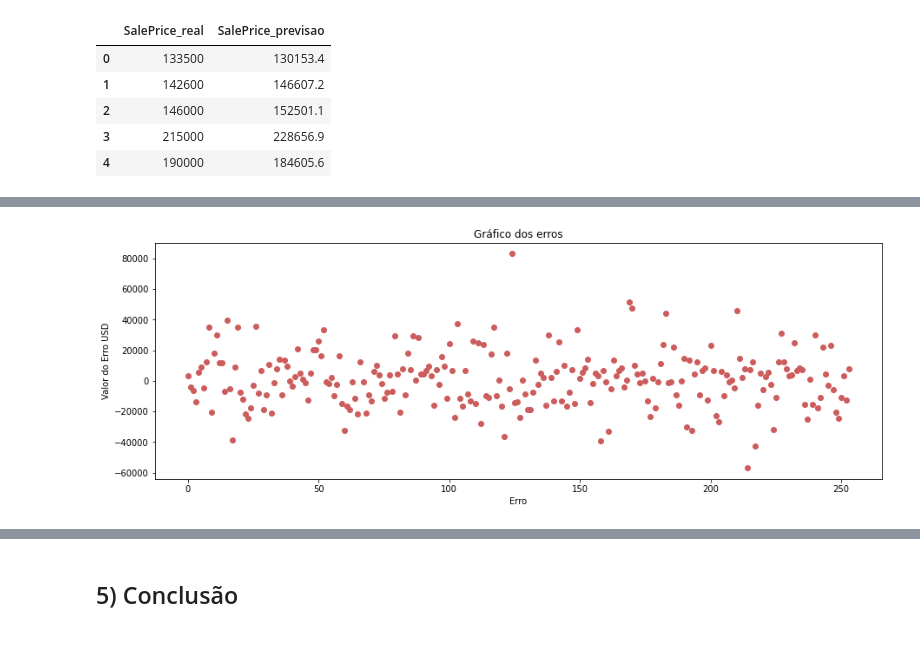
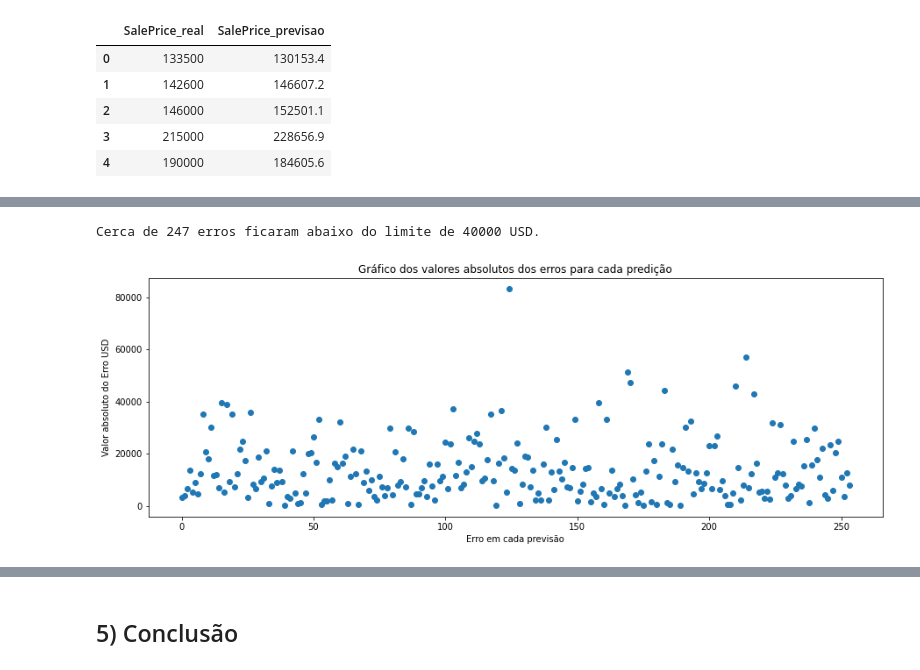
Before and after one commit to gomesalan/Projetos, a Jupyter notebook: Regressao/Projeto1_parte2_AG.ipynb, the cells around one changed output, grey strips where cells are left out. Cells and saved outputs as stored; diff of their text form; code cells hidden in the pictures; blank space fills up the shorter version.

```diff
--- a/Regressao/Projeto1_parte2_AG.ipynb
+++ b/Regressao/Projeto1_parte2_AG.ipynb
@@ -575,0 +578,5 @@ data[['SalePrice_real','SalePrice_previsao']].head().round(1)
+# %%
+erros = y_teste.values - y_pred_opt
+mod_erro = abs(erros)
+erro_medio = np.mean(mod_erro)
+print("Foram preditos %d valores, com erro médio de %.0f USD" %(len(y_pred_opt), erro_medio))
@@ -583,9 +613,13 @@ Erro médio de 13585 USD
+# %%
+print("Cerca de %d erros ficaram abaixo do limite de 40000 USD." %((len(mod_erro[mod_erro < 40000]))))
+# %% [output]
+Cerca de 247 erros ficaram abaixo do limite de 40000 USD.
 # %%
 plt.figure(figsize = (15, 5))
-plt.scatter(range(len(erros)), erros, color = 'indianred')
-plt.title('Gráfico dos erros')
-plt.xlabel('Erro')
-plt.ylabel('Valor do Erro USD')
+plt.scatter(range(len(mod_erro)), mod_erro)
+plt.title('Gráfico dos valores absolutos dos erros para cada predição')
+plt.xlabel('Erro em cada previsão')
+plt.ylabel('Valor absoluto do Erro USD')
 plt.show()
 # %% [output]
-[figure, old version]
+[figure, new version]
```
Also changed, not shown: parts of 19 cells of this notebook.
